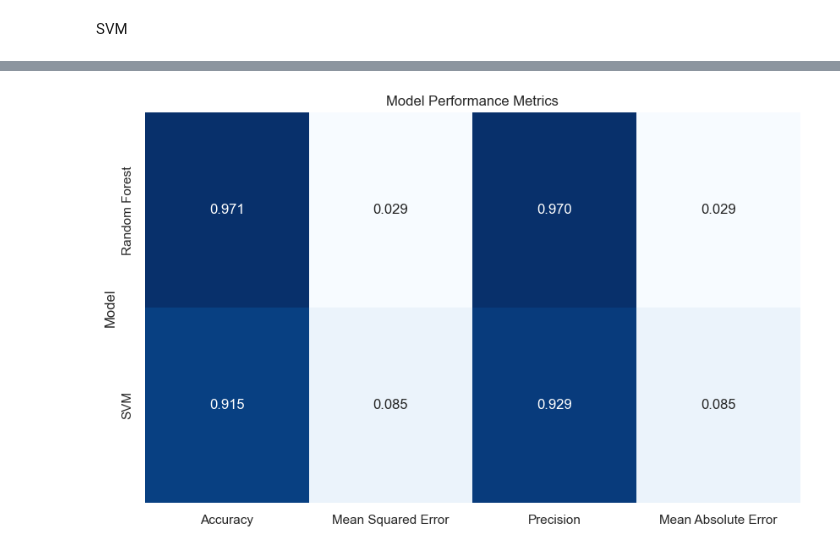
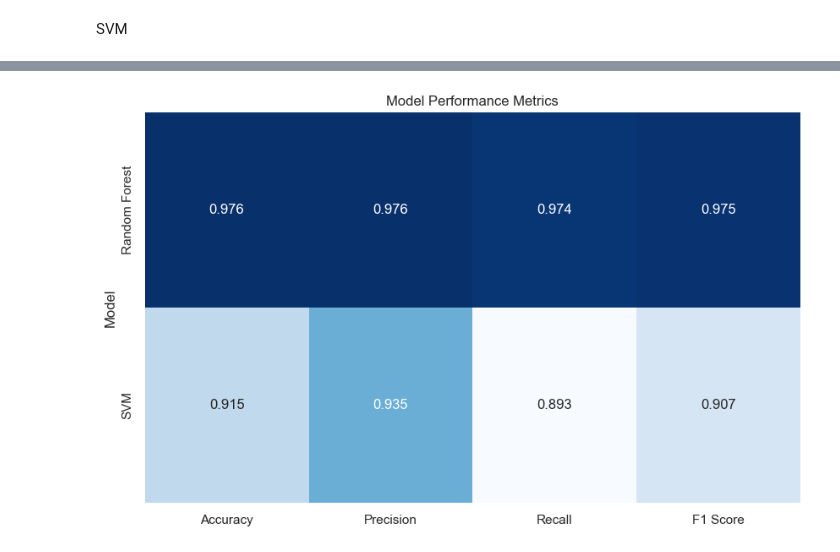
Before and after one commit to AshrafHussain23/DMML_Project, a Jupyter notebook: Network Intrusion.ipynb, the cells around one changed output, grey strips where cells are left out. Cells and saved outputs as stored; diff of their text form; code cells hidden in the pictures.

```diff
--- a/Network Intrusion.ipynb
+++ b/Network Intrusion.ipynb
@@ -836,31 +911,27 @@ plt.show()
 # %%
-# Define the metrics for each model
-
 rf_metrics = {
     'Model': 'Random Forest',
-    'Accuracy': 0.9709962168978562,
-    'Mean Squared Error': 0.029003783102143757,
-    'Precision': 0.9701437076542045,
-    'Mean Absolute Error': 0.029003783102143757
+    'Accuracy': 0.9764052741151977,
+    'Precision': 0.9760805108906374,
+    'Recall': 0.9741744044069625,
+    'F1 Score': 0.975107710441816
 }
 
 svm_metrics = {
     'Model': 'SVM',
-    'Accuracy': 0.9148802017654477,
-    'Mean Squared Error': 0.08511979823455233,
-    'Precision': 0.9293015093015093,
-    'Mean Absolute Error': 0.08511979823455233
+    'Accuracy': 0.9153365718251214,
+    'Precision': 0.9348507435879014,
+    'Recall': 0.8928419310479111,
+    'F1 Score': 0.9069334332808185
 
 }
 
-# Create a DataFrame with the metrics for each model
 df_metrics = pd.DataFrame([rf_metrics, svm_metrics])
 
-# Plot a table using seaborn
 plt.figure(figsize=(10, 6))
 sns.set_theme(style="whitegrid")
 table = sns.heatmap(df_metrics.set_index('Model'), annot=True, cmap="Blues", fmt=".3f", cbar=False)
 plt.title('Model Performance Metrics')
 plt.show()
 # %% [output]
-[figure, old version]
+[figure, new version]
```
Also changed, not shown: parts of 84 cells of this notebook.
